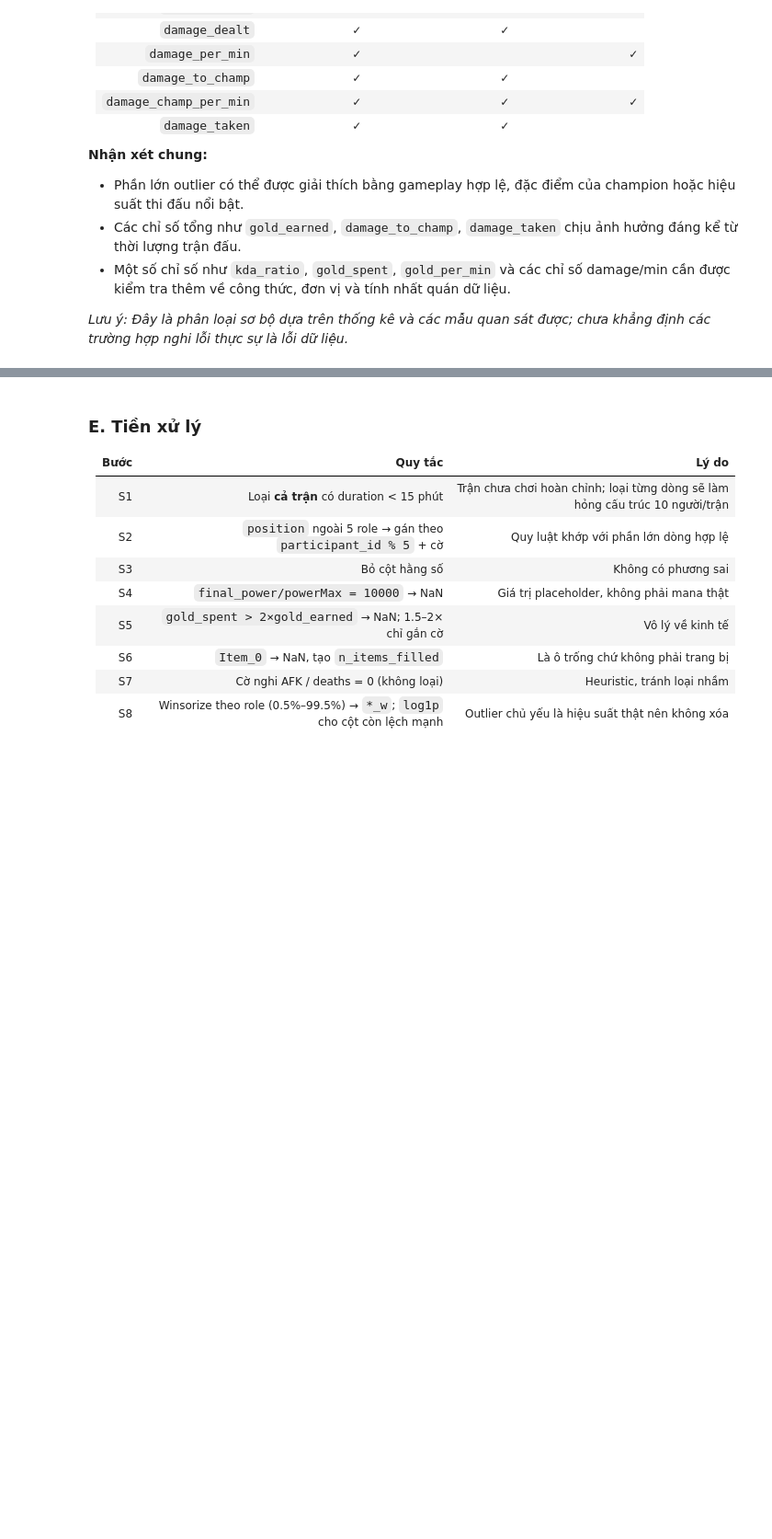
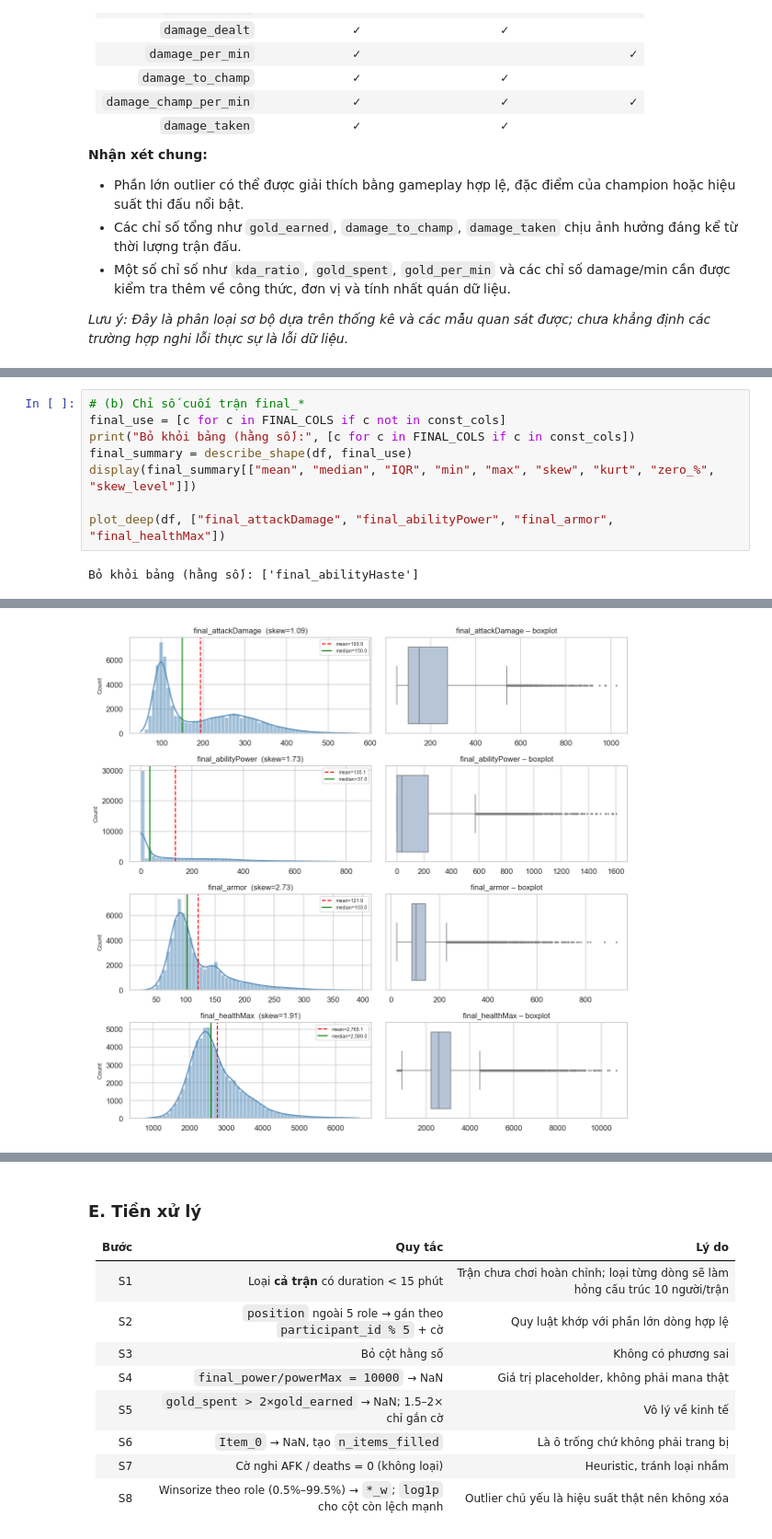
Before and after one commit to 24122014-nddat/OpenthedoorForDataScience, a Jupyter notebook: 01_numeric_exploration.ipynb, the cells around one changed output, grey strips where cells are left out. Shown at 92% size. Saved outputs shown, nothing was run; the diff lists cells and outputs as text; blank space fills up the shorter version.

```diff
--- a/01_numeric_exploration.ipynb
+++ b/01_numeric_exploration.ipynb
@@ -558,0 +607,10 @@ Ta chia outlier thành 3 trường hợp:
+# %%
+# (b) Chỉ số cuối trận final_*
+final_use = [c for c in FINAL_COLS if c not in const_cols]
+print("Bỏ khỏi bảng (hằng số):", [c for c in FINAL_COLS if c in const_cols])
+final_summary = describe_shape(df, final_use)
+display(final_summary[["mean", "median", "IQR", "min", "max", "skew", "kurt", "zero_%", "skew_level"]])
+
+plot_deep(df, ["final_attackDamage", "final_abilityPower", "final_armor", "final_healthMax"])
+# %% [output]
+Bỏ khỏi bảng (hằng số): ['final_abilityHaste']
@@ -558,0 +631 @@ Ta chia outlier thành 3 trường hợp:
+[figure, added]
```
Also changed, not shown: parts of 6 cells of this notebook.
